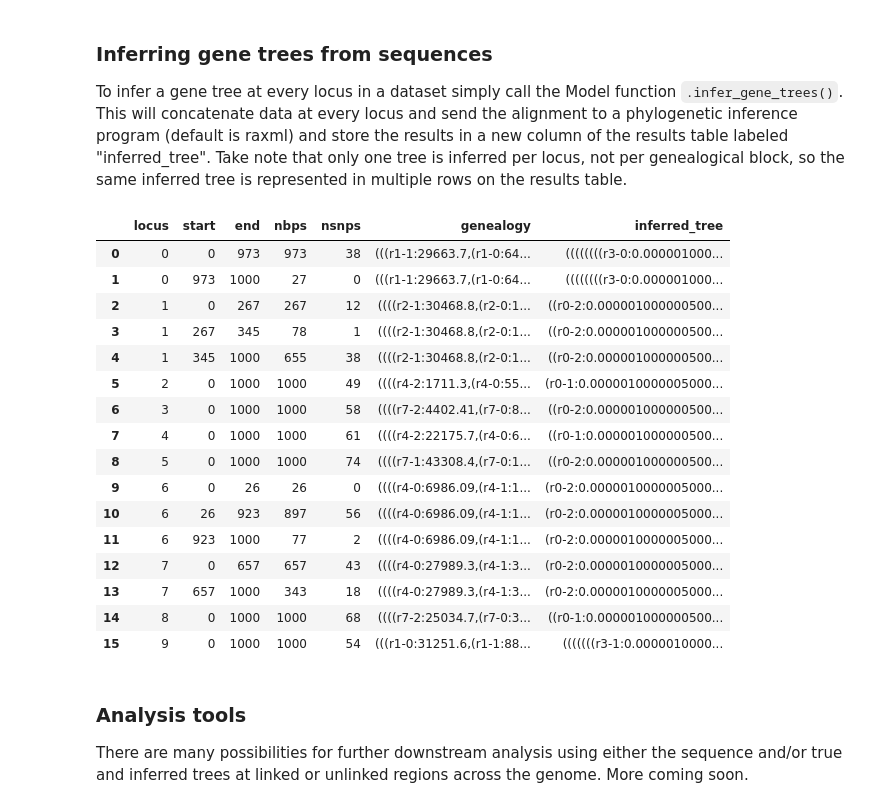
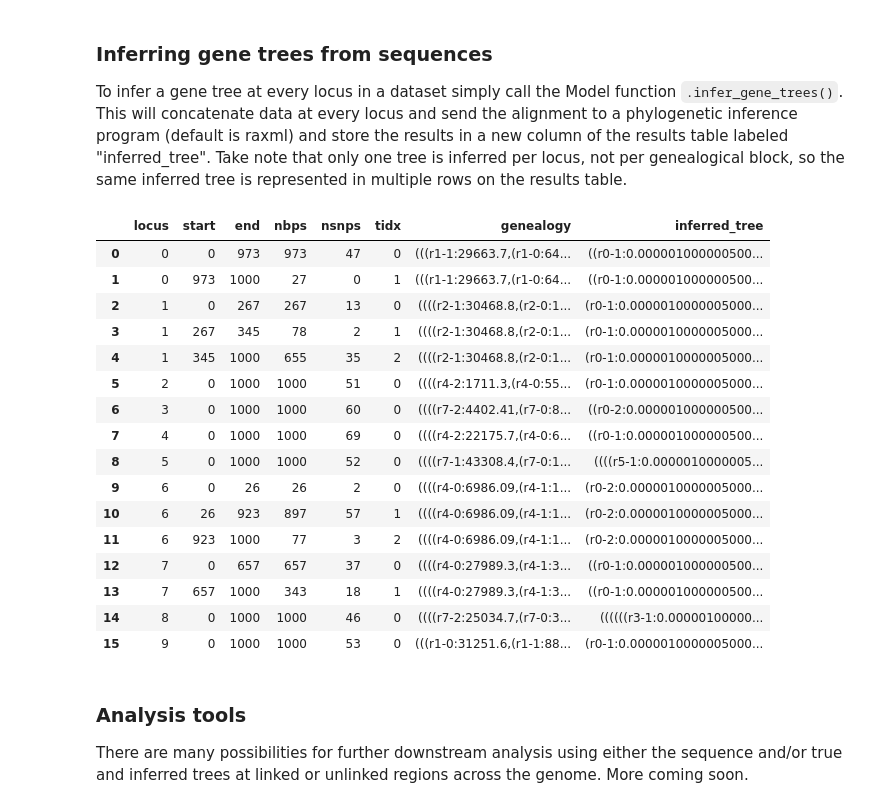
Before and after one commit to pmckenz1/ipcoal, a Jupyter notebook: docs/notebooks/Tutorial.ipynb, the cells around one changed output. Saved outputs shown, nothing was run; the diff lists cells and outputs as text; code cells hidden in the pictures.

```diff
--- a/docs/notebooks/Tutorial.ipynb
+++ b/docs/notebooks/Tutorial.ipynb
@@ -349,34 +341,34 @@ wrote concat loci (8 x 100bp) to /tmp/test.snps
 To infer a gene tree at every locus in a dataset simply call the Model function `.infer_gene_trees()`. This will concatenate data at every locus and send the alignment to a phylogenetic inference program (default is raxml) and store the results in a new column of the results table labeled "inferred_tree". Take note that only one tree is inferred per locus, not per genealogical block, so the same inferred tree is represented in multiple rows on the results table.
 # %%
 # create a Model object with 3 samples per species
-model = ipcoal.Model(tree1, Ne=1e4, samples=3, recomb=1e-9, seed=123)
+model = ipcoal.Model(tree1, Ne=1e4, nsamples=3, recomb=1e-9, seed=123)
 
 # simulate genealogies and sequences at 10 unlinked loci
 model.sim_loci(nloci=10, nsites=1000)
 
 # infer gene trees for each locus
 model.infer_gene_trees(inference_method="raxml")
 
 # show the results table
 model.df
 # %% [output]
-|  | locus | start | end | nbps | nsnps | genealogy | inferred_tree |
-| 0 | 0 | 0 | 973 | 973 | 38 | (((r1-1:29663.7,(r1-0:64... | ((((((((r3-0:0.000001000... |
-| 1 | 0 | 973 | 1000 | 27 | 0 | (((r1-1:29663.7,(r1-0:64... | ((((((((r3-0:0.000001000... |
-| 2 | 1 | 0 | 267 | 267 | 12 | ((((r2-1:30468.8,(r2-0:1... | ((r0-2:0.000001000000500... |
-| 3 | 1 | 267 | 345 | 78 | 1 | ((((r2-1:30468.8,(r2-0:1... | ((r0-2:0.000001000000500... |
-| 4 | 1 | 345 | 1000 | 655 | 38 | ((((r2-1:30468.8,(r2-0:1... | ((r0-2:0.000001000000500... |
-| 5 | 2 | 0 | 1000 | 1000 | 49 | ((((r4-2:1711.3,(r4-0:55... | (r0-1:0.0000010000005000... |
-| 6 | 3 | 0 | 1000 | 1000 | 58 | ((((r7-2:4402.41,(r7-0:8... | ((r0-2:0.000001000000500... |
-| 7 | 4 | 0 | 1000 | 1000 | 61 | ((((r4-2:22175.7,(r4-0:6... | ((r0-1:0.000001000000500... |
-| 8 | 5 | 0 | 1000 | 1000 | 74 | ((((r7-1:43308.4,(r7-0:1... | ((r0-2:0.000001000000500... |
-| 9 | 6 | 0 | 26 | 26 | 0 | ((((r4-0:6986.09,(r4-1:1... | (r0-2:0.0000010000005000... |
-| 10 | 6 | 26 | 923 | 897 | 56 | ((((r4-0:6986.09,(r4-1:1... | (r0-2:0.0000010000005000... |
-| 11 | 6 | 923 | 1000 | 77 | 2 | ((((r4-0:6986.09,(r4-1:1... | (r0-2:0.0000010000005000... |
-| 12 | 7 | 0 | 657 | 657 | 43 | ((((r4-0:27989.3,(r4-1:3... | (r0-2:0.0000010000005000... |
-| 13 | 7 | 657 | 1000 | 343 | 18 | ((((r4-0:27989.3,(r4-1:3... | (r0-2:0.0000010000005000... |
-| 14 | 8 | 0 | 1000 | 1000 | 68 | ((((r7-2:25034.7,(r7-0:3... | ((r0-1:0.000001000000500... |
-| 15 | 9 | 0 | 1000 | 1000 | 54 | (((r1-0:31251.6,(r1-1:88... | (((((((r3-1:0.0000010000... |
+|  | locus | start | end | nbps | nsnps | tidx | genealogy | inferred_tree |
+| 0 | 0 | 0 | 973 | 973 | 47 | 0 | (((r1-1:29663.7,(r1-0:64... | ((r0-1:0.000001000000500... |
+| 1 | 0 | 973 | 1000 | 27 | 0 | 1 | (((r1-1:29663.7,(r1-0:64... | ((r0-1:0.000001000000500... |
+| 2 | 1 | 0 | 267 | 267 | 13 | 0 | ((((r2-1:30468.8,(r2-0:1... | (r0-1:0.0000010000005000... |
+| 3 | 1 | 267 | 345 | 78 | 2 | 1 | ((((r2-1:30468.8,(r2-0:1... | (r0-1:0.0000010000005000... |
+| 4 | 1 | 345 | 1000 | 655 | 35 | 2 | ((((r2-1:30468.8,(r2-0:1... | (r0-1:0.0000010000005000... |
+| 5 | 2 | 0 | 1000 | 1000 | 51 | 0 | ((((r4-2:1711.3,(r4-0:55... | (r0-1:0.0000010000005000... |
+| 6 | 3 | 0 | 1000 | 1000 | 60 | 0 | ((((r7-2:4402.41,(r7-0:8... | ((r0-2:0.000001000000500... |
+| 7 | 4 | 0 | 1000 | 1000 | 69 | 0 | ((((r4-2:22175.7,(r4-0:6... | ((r0-1:0.000001000000500... |
+| 8 | 5 | 0 | 1000 | 1000 | 52 | 0 | ((((r7-1:43308.4,(r7-0:1... | ((((r5-1:0.0000010000005... |
+| 9 | 6 | 0 | 26 | 26 | 2 | 0 | ((((r4-0:6986.09,(r4-1:1... | (r0-2:0.0000010000005000... |
+| 10 | 6 | 26 | 923 | 897 | 57 | 1 | ((((r4-0:6986.09,(r4-1:1... | (r0-2:0.0000010000005000... |
+| 11 | 6 | 923 | 1000 | 77 | 3 | 2 | ((((r4-0:6986.09,(r4-1:1... | (r0-2:0.0000010000005000... |
+| 12 | 7 | 0 | 657 | 657 | 37 | 0 | ((((r4-0:27989.3,(r4-1:3... | ((r0-1:0.000001000000500... |
+| 13 | 7 | 657 | 1000 | 343 | 18 | 1 | ((((r4-0:27989.3,(r4-1:3... | ((r0-1:0.000001000000500... |
+| 14 | 8 | 0 | 1000 | 1000 | 46 | 0 | ((((r7-2:25034.7,(r7-0:3... | ((((((r3-1:0.00000100000... |
+| 15 | 9 | 0 | 1000 | 1000 | 53 | 0 | (((r1-0:31251.6,(r1-1:88... | (r0-1:0.0000010000005000... |
 # %% [markdown]
 ### Analysis tools
 There are many possibilities for further downstream analysis using either the sequence and/or true and inferred trees at linked or unlinked regions across the genome. More coming soon.
```
Also changed, not shown: parts of 15 cells of this notebook, 3 other files.
